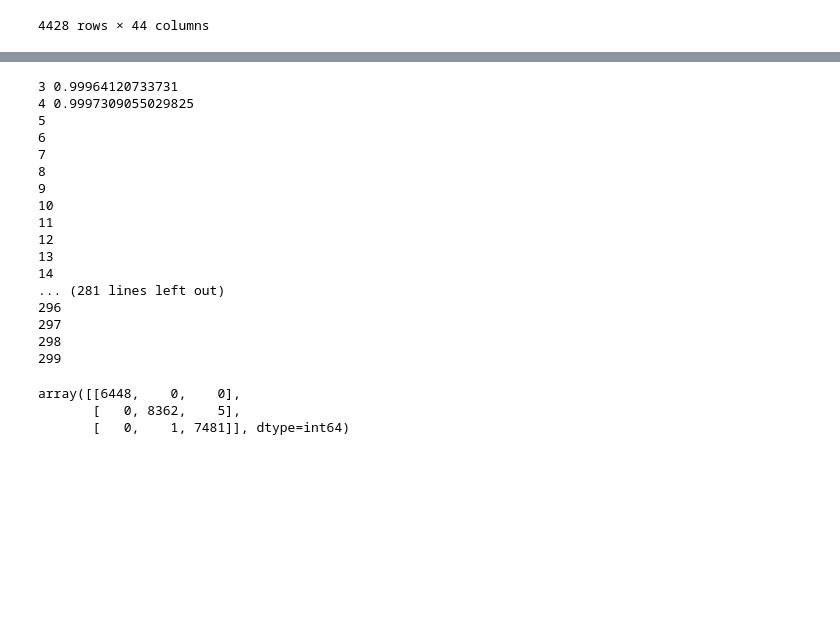
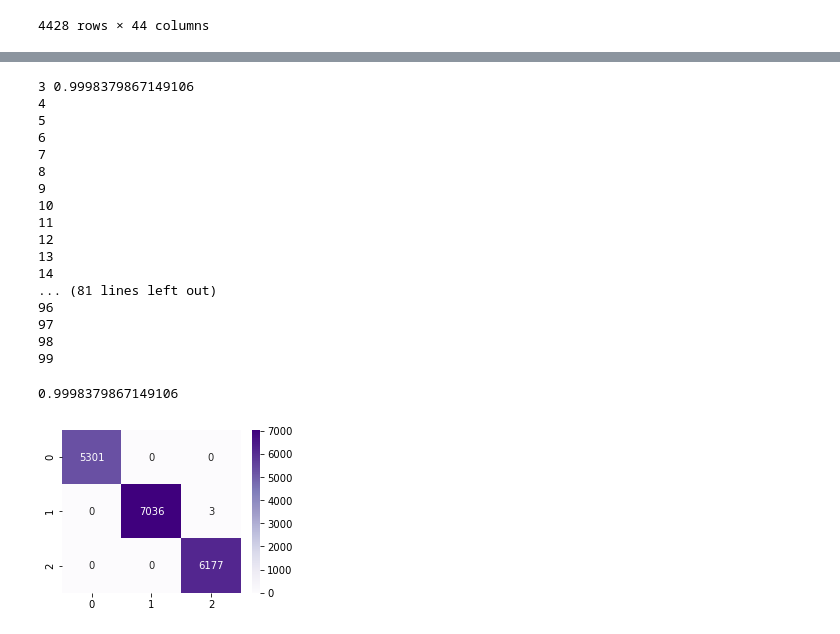
Before and after one commit to Yehudit-Brickner/data_science_end_of_year1_project, a Jupyter notebook: data science part 4.ipynb, the cells around one changed output, grey strips where cells are left out. Cells and saved outputs as stored; diff of their text form; code cells hidden in the pictures; blank space fills up the shorter version.

```diff
--- a/data science part 4.ipynb
+++ b/data science part 4.ipynb
@@ -585,9 +588,14 @@ train_set_x=train_set[:,0:41]
 train_set_y=train_set[:,41]
 test_set_x=test_set[:,0:41]
 test_set_y=test_set[:,41]
+# %%
+# function to represent the confussion matrix nicely
+def confussion_matrix(cf_matrix):
+    plt.figure(figsize=(4,3))
+    sns.heatmap(cf_matrix, annot=True, fmt='', cmap='Purples')
 # %%
 a=0
-for x in range (3,300):
+for x in range (3,100):
     knn1 = KNeighborsClassifier(n_neighbors=x)
     knn1.fit(train_set_x, train_set_y)
     y_pred_knn1=knn1.predict(test_set_x)
@@ -598,8 +606,8 @@ for x in range (3,300):
     else:
         print(x)
 # %% [output]
-3 0.99964120733731
-4 0.9997309055029825
+3 0.9998379867149106
+4
 5
 6
 7
@@ -610,23 +618,24 @@ for x in range (3,300):
 12
 13
 14
-... (281 lines left out)
-296
-297
-298
-299
+... (81 lines left out)
+96
+97
+98
+99
 # %%
-knn1 = KNeighborsClassifier(n_neighbors=4)
+knn1 = KNeighborsClassifier(n_neighbors=3)
 knn1.fit(train_set_x, train_set_y)
 y_pred_knn1=knn1.predict(test_set_x)
 accuracy_knn1=metrics.accuracy_score(test_set_y, y_pred_knn1)
+accuracy_knn1
+# %% [output]
+0.9998379867149106
 # %%
 mat_knn1=confusion_matrix(test_set_y, y_pred_knn1)
-mat_knn1
+confussion_matrix(mat_knn1)
 # %% [output]
-array([[6448,    0,    0],
-       [   0, 8362,    5],
-       [   0,    1, 7481]], dtype=int64)
+[figure, added]
 # %%
 print("precision_score_knn:",precision_score(test_set_y, y_pred_knn1,average='weighted'))
 print("recall_score_knn:",recall_score(test_set_y, y_pred_knn1,average='weighted'))
```
Also changed, not shown: parts of 89 cells of this notebook.
